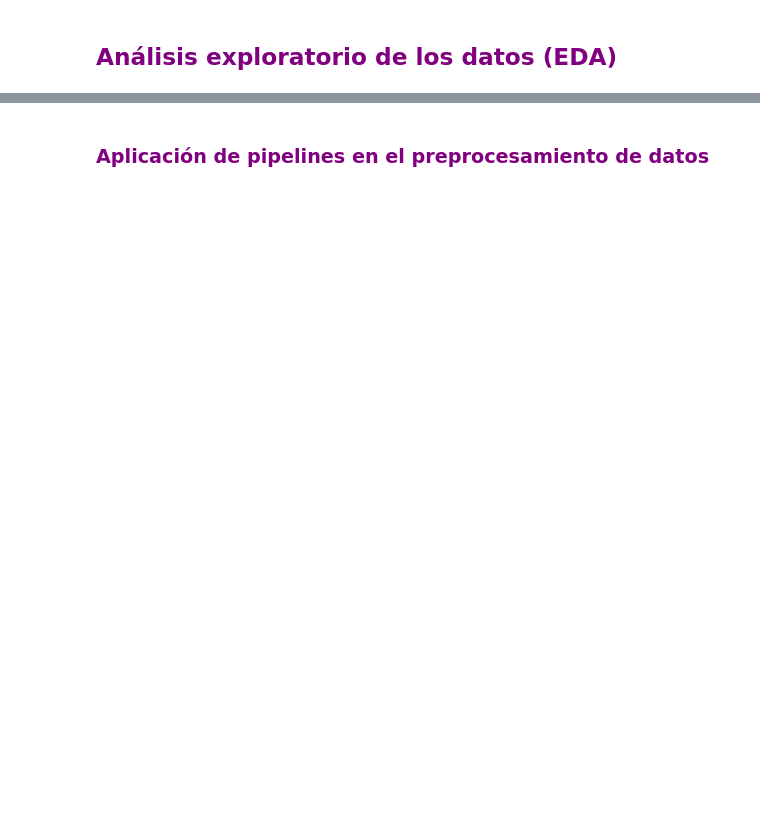
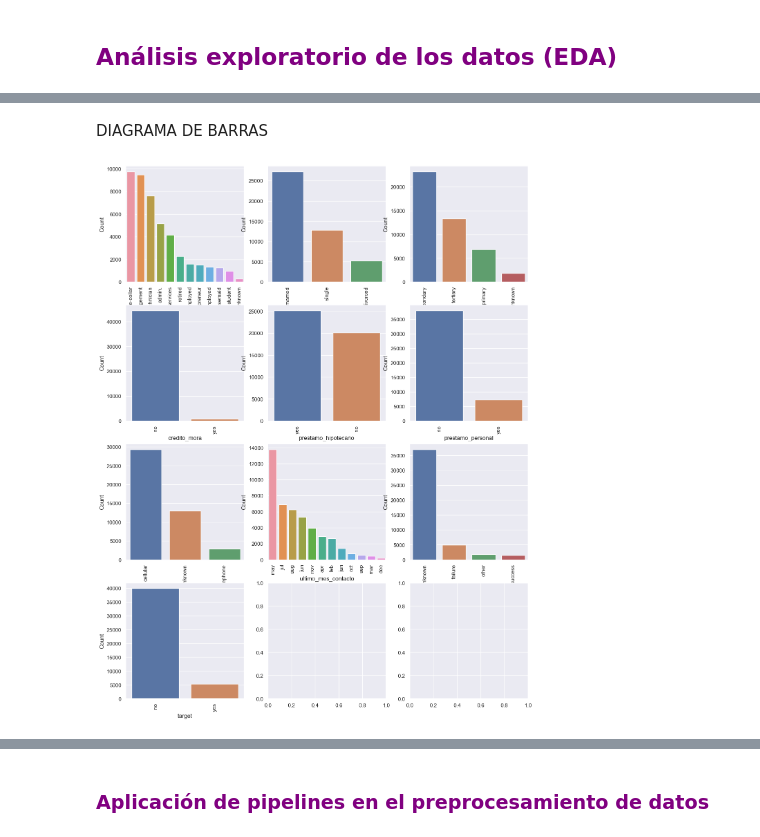
Before and after one commit to Ael-Dev/projects-of-data-science-applied-to-business, a Jupyter notebook: Marketing/bank_marketing_client_subscription.ipynb, the cells around one changed output, grey strips where cells are left out. Drawn from its saved outputs; the diff is of its cells as text; code cells hidden in the pictures; blank space fills up the shorter version.

```diff
--- a/Marketing/bank_marketing_client_subscription.ipynb
+++ b/Marketing/bank_marketing_client_subscription.ipynb
@@ -48,5 +58,14 @@ Los datos están relacionados con campañas de marketing directo de una entidad
 ![image.png](data/workflow.png)
 # %% [markdown]
 ## **<font color='Purple'>Importar librerías</font>**
+# %%
+import numpy as np
+import pandas as pd
+import seaborn as sns
+import matplotlib.pyplot as plt
+sns.set()
 # %% [markdown]
 ## **<font color='Purple'>Lectura de los datos</font>**
+# %%
+df = pd.read_csv("./data/bank-full.csv", sep=";")
+df.head()
@@ -52,0 +132,11 @@ Los datos están relacionados con campañas de marketing directo de una entidad
+# %%
+# Cambiando los nombre de las columnas
+df.rename({'age':'edad', 'job':'tipo_trabajo', 'marital':'estado_civil',
+           'education':'nivel_educativo', 'default':'credito_mora',
+           'balance':'saldo_anual', 'housing':'prestamo_hipotecario',
+           'loan':'prestamo_personal', 'contact':'medio_comunicacion',
+           'day':'ultimo_dia_contacto', 'month':'ultimo_mes_contacto',
+           'duration':'duracion_llamada', 'campaign':'nro_contactos_campania',
+           'pdays':'dias_transc_campania_anterior', 'previous':'nro_contactos_previos',
+           'poutcome':'result_ultima_campania', 'y':'target'}, axis=1, inplace=True)
+df.head()
@@ -54,0 +154,3 @@ Los datos están relacionados con campañas de marketing directo de una entidad
+# %%
+columnas_categoricas = df.select_dtypes(include='object').columns
+columnas_categoricas
@@ -56,0 +197,16 @@ Los datos están relacionados con campañas de marketing directo de una entidad
+# %% [markdown]
+DIAGRAMA DE BARRAS
+# %%
+# Esta línea crea una gráfica de barras para cada columna categórica usando la librería Seaborn
+num_rows = (len(columnas_categoricas) + 2) // 3 # Esta línea calcula el número de filas que se necesitan para mostrar las gráficas, usando la división entera
+fig, axs = plt.subplots(nrows=num_rows, ncols=3, figsize=(15, 5*num_rows)) # Esta línea crea una figura y un arreglo de ejes con el número de filas y columnas especificados, y un tamaño de figura proporcional
+
+for i, column in enumerate(columnas_categoricas): # Esta línea inicia un bucle for que recorre cada columna categórica y le asigna un índice i
+    sns.barplot(x=df[column].value_counts().index, y=df[column].value_counts().values, ax=axs[i//3, i%3]) # Esta línea crea una gráfica de barras usando los valores y las frecuencias de cada columna, y la ubica en el eje correspondiente según el índice i
+    axs[i//3, i%3].set_xlabel(column) # Esta línea asigna el nombre de la columna como etiqueta del eje x
+    axs[i//3, i%3].set_ylabel('Count') # Esta línea asigna el texto ‘Count’ como etiqueta del eje y
+    axs[i//3, i%3].tick_params(axis='x', rotation=90) # Esta línea rota los valores del eje x 45 grados para mejorar la visualización
+
+plt.show() # Esta línea muestra la figura con todas las gráficas de barras
+# %% [output]
+[figure, added]
```
Also changed, not shown: parts of 79 cells of this notebook.
